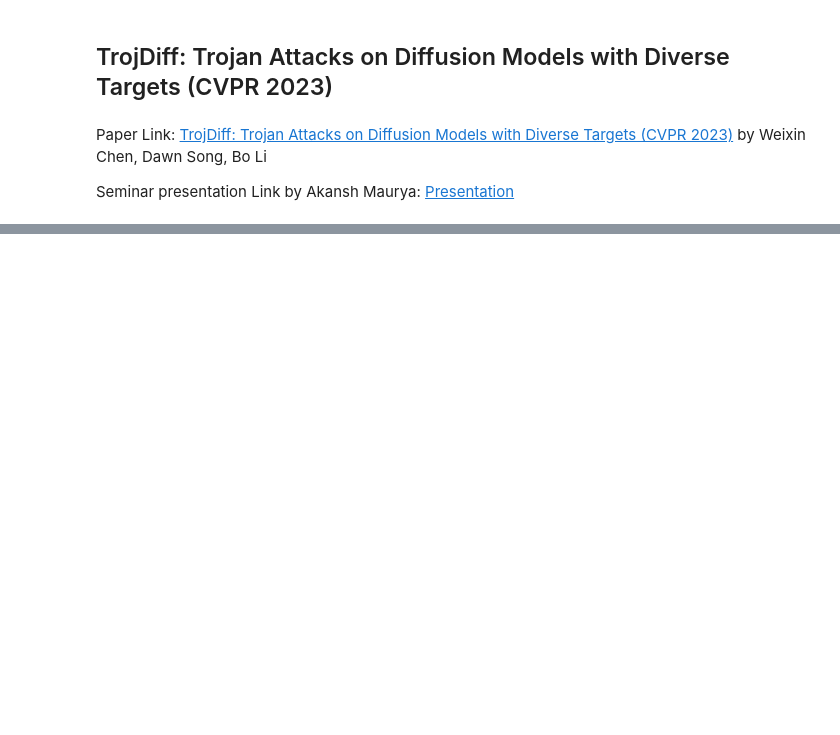
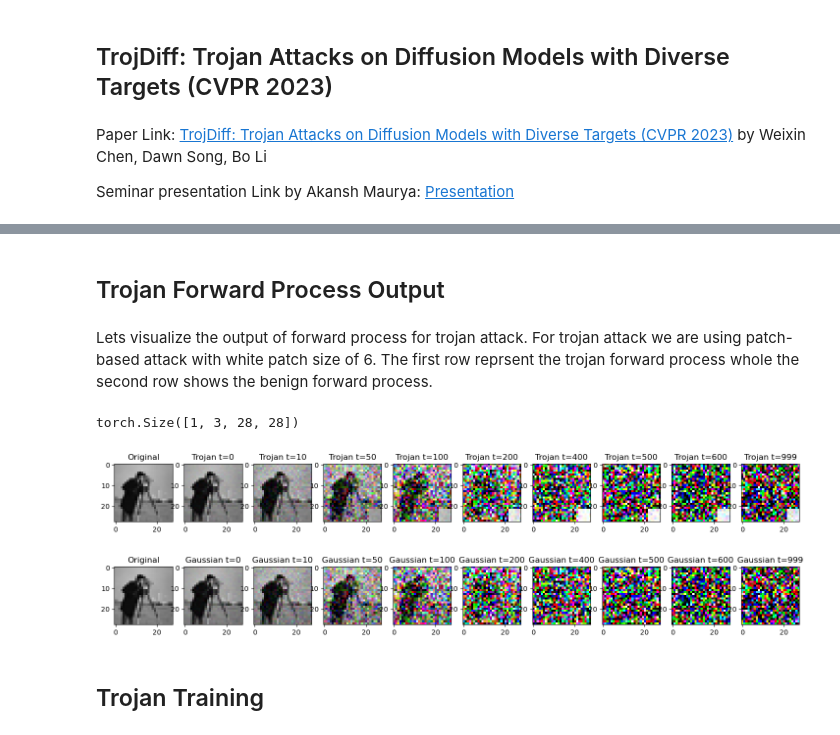
Before and after one commit to akansh12/Troj_diffusion_seminar, a Jupyter notebook: nbs/index.ipynb, the cells around one changed output, grey strips where cells are left out. Drawn from its saved outputs; the diff is of its cells as text; code cells hidden in the pictures; blank space fills up the shorter version.

Commit message:
second_last

```diff
--- a/nbs/index.ipynb
+++ b/nbs/index.ipynb
@@ -27,0 +79,11 @@ hi
+# %%
+#| notest
+class linear_attack_noise_scheduler():
+    def __init__(self, num_timesteps, beta_start, beta_end, gamma, miu_img_path, patch_size = None):
+        pass
+    def add_noise_trojan(self, original, label, noise, t, target_label = 6, cond_prob = 1.0, trigger_type = 'patch_based'):
+        pass
+    def sample_prev_timestep_normal(self, xt, t, noise_pred):
+        pass
+    def trojan_sampling(self, model, num_samples, img_dim = 28, img_channels = 1, trigger_type = 'patch_based'):
+        pass
@@ -27,0 +191,37 @@ hi
+# %% [markdown]
+## Trojan Forward Process Output
+# %% [markdown]
+Lets visualize the output of forward process for trojan attack. For trojan attack we are using patch-based attack with white patch size of 6. The first row reprsent the trojan forward process whole the second row shows the benign forward process.
+# %%
+#| notest
+
+trojan_scheduler = linear_attack_noise_scheduler(num_timesteps=1000, beta_start=0.0001, beta_end=0.02, gamma=0.1, miu_img_path='./images/white.png', patch_size=6)
+test_img = Image.open("./images/cameraman.jpg")
+test_img = test_img.resize((28, 28))
+test_img = transforms.ToTensor()(test_img).unsqueeze(0)
+print(test_img.shape)
+step = [0, 10, 50, 100, 200, 400, 500, 600, 999]
+
+fig, axs = plt.subplots(2, 10, figsize=(18, 5))
+
+axs[0, 0].imshow(np.transpose(test_img[0].numpy(), (1, 2, 0)))
+axs[0, 0].set_title('Original')
+
+axs[1, 0].imshow(np.transpose(test_img[0].numpy(), (1, 2, 0)))
+axs[1, 0].set_title('Original')
+
+for i, j in enumerate(step):
+    labels = torch.tensor([6])   #Target label
+    noise = torch.randn_like(test_img)
+    noisy_images, timestep, noise = trojan_scheduler.add_noise_trojan(test_img, labels, noise, torch.tensor([j]))
+
+    axs[0, i+1].imshow(np.transpose(torch.clamp(noisy_images[-1], 0, 1).numpy(), (1, 2, 0)))
+    axs[0, i+1].set_title(f'Trojan t={j}')
+
+    axs[1, i+1].imshow(np.transpose(torch.clamp(noisy_images[0], 0, 1).numpy(), (1, 2, 0)))
+    axs[1, i+1].set_title(f'Gaussian t={j}')
+# %% [output]
+torch.Size([1, 3, 28, 28])
+[figure, added]
+# %% [markdown]
+## Trojan Training
```
Also changed, not shown: parts of 51 cells of this notebook, 7 other files.
